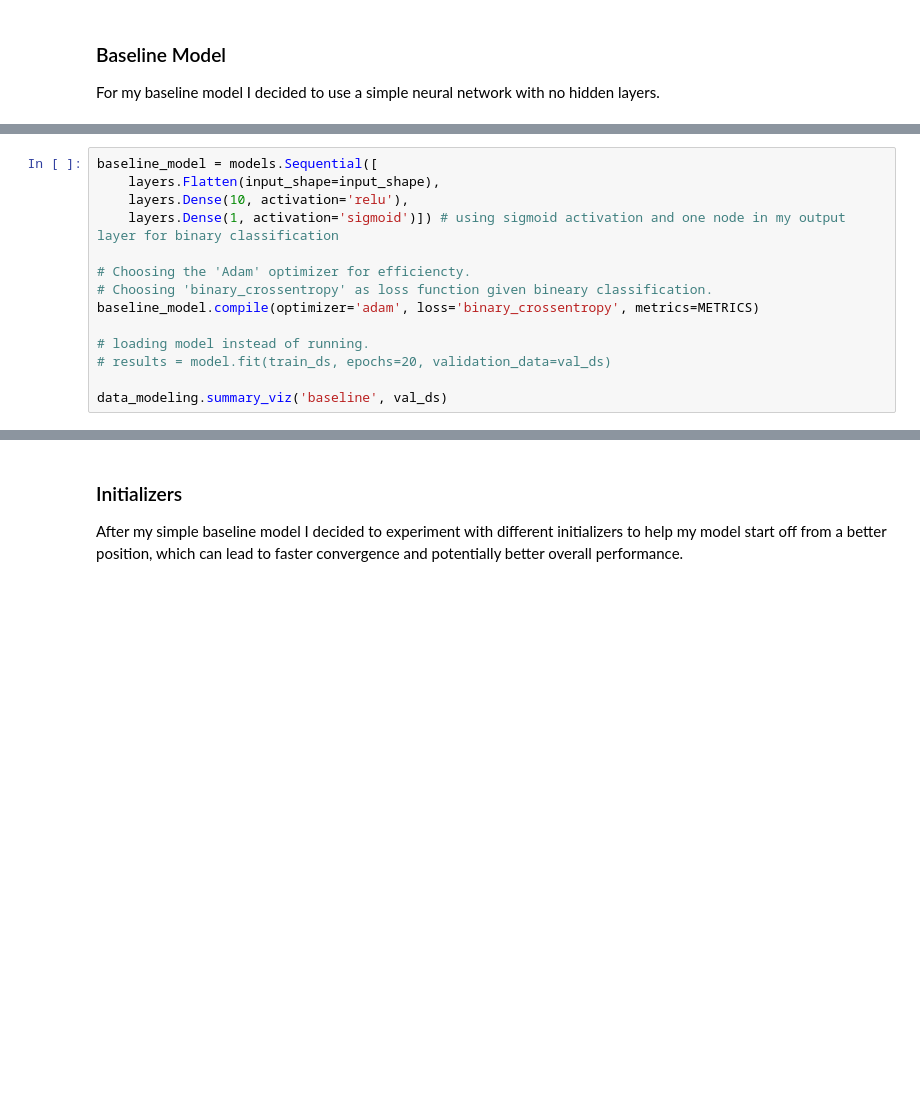
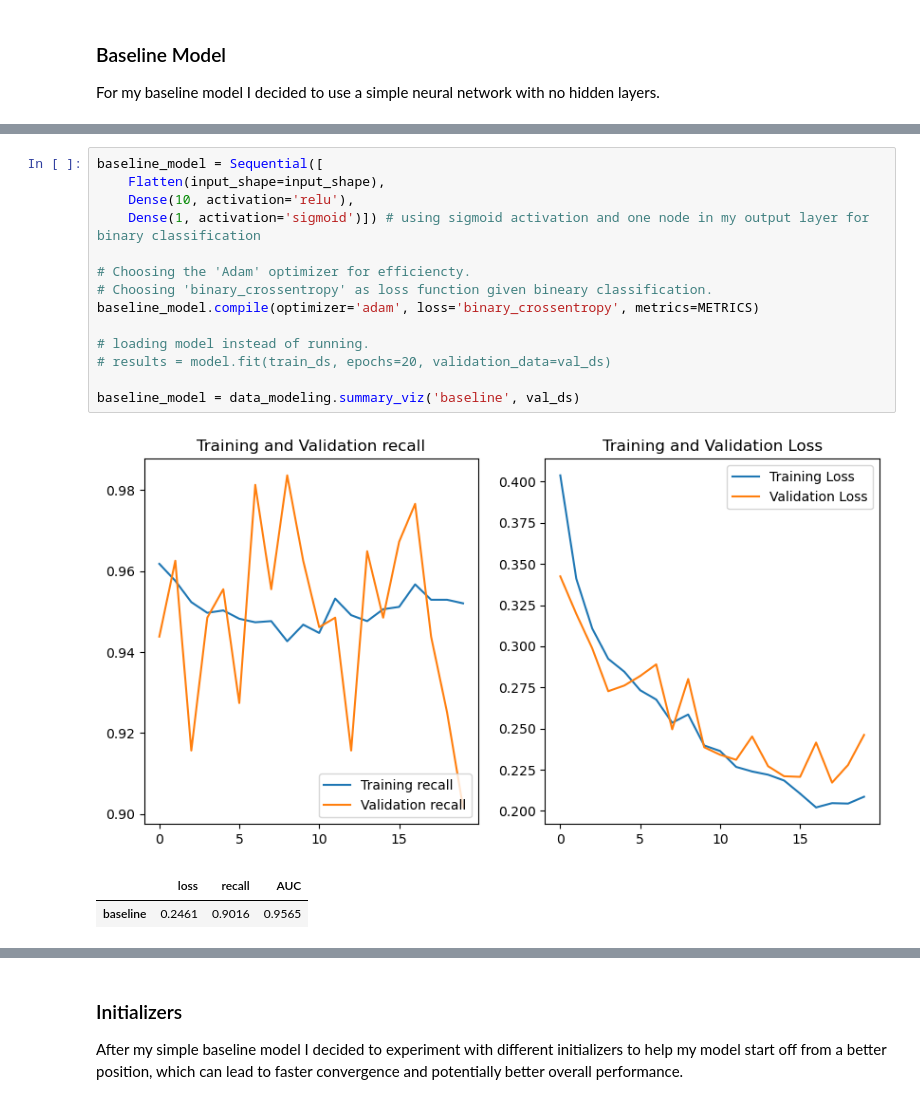
Before and after one commit to rlodetti/image_classification_project, a Jupyter notebook: Image Classification Project.ipynb, the cells around one changed output, grey strips where cells are left out. Cells and saved outputs as stored; diff of their text form; blank space fills up the shorter version.

```diff
--- a/Image Classification Project.ipynb
+++ b/Image Classification Project.ipynb
@@ -299,14 +357,18 @@ For my baseline model I decided to use a simple neural network with no hidden la
 # %%
-baseline_model = models.Sequential([
-    layers.Flatten(input_shape=input_shape),
-    layers.Dense(10, activation='relu'),
-    layers.Dense(1, activation='sigmoid')]) # using sigmoid activation and one node in my output layer for binary classification
+baseline_model = Sequential([
+    Flatten(input_shape=input_shape),
+    Dense(10, activation='relu'),
+    Dense(1, activation='sigmoid')]) # using sigmoid activation and one node in my output layer for binary classification
 
 # Choosing the 'Adam' optimizer for efficiencty.
 # Choosing 'binary_crossentropy' as loss function given bineary classification.
 baseline_model.compile(optimizer='adam', loss='binary_crossentropy', metrics=METRICS)
 
 # loading model instead of running.
 # results = model.fit(train_ds, epochs=20, validation_data=val_ds)
 
-data_modeling.summary_viz('baseline', val_ds)
+baseline_model = data_modeling.summary_viz('baseline', val_ds)
+# %% [output]
+[figure, added]
+|  | loss | recall | AUC |
+| baseline | 0.2461 | 0.9016 | 0.9565 |
```
Also changed, not shown: parts of 37 cells of this notebook, 2 other files.
